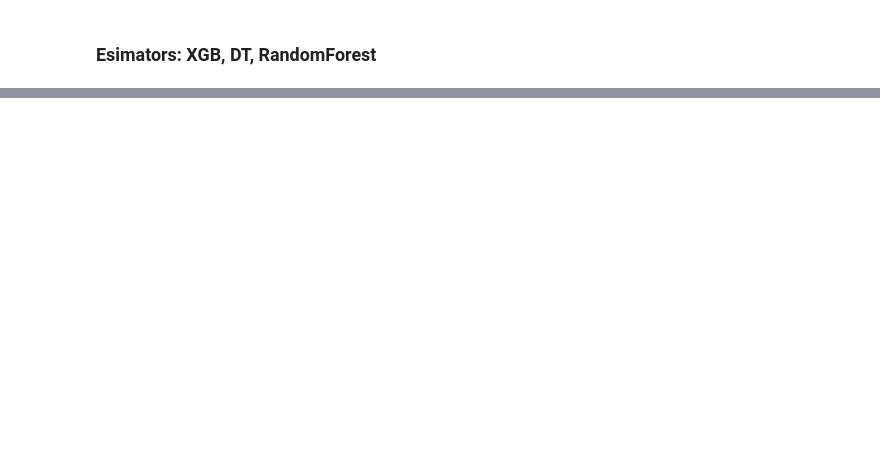
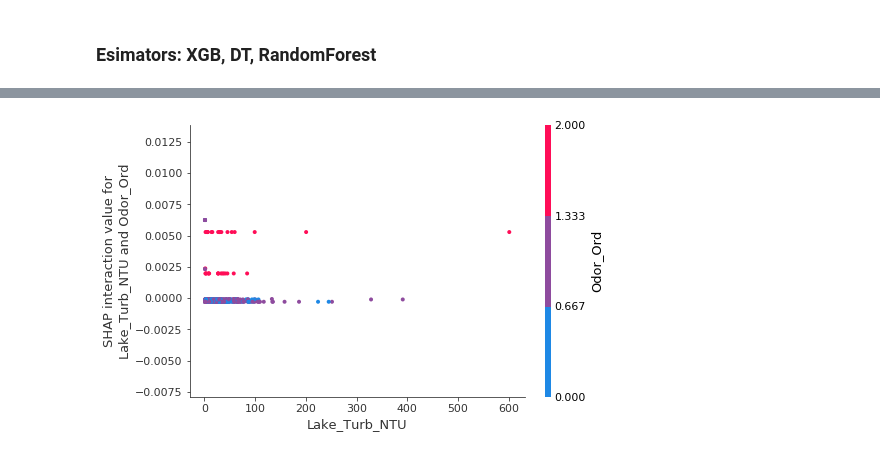
Before and after one commit to jundongq/Woodlawn_Beach, a Jupyter notebook: xgb_classification_paper_all_variables.ipynb, the cells around one changed output, grey strips where cells are left out. Cells and saved outputs as stored; diff of their text form; code cells hidden in the pictures; blank space fills up the shorter version.

```diff
--- a/xgb_classification_paper_all_variables.ipynb
+++ b/xgb_classification_paper_all_variables.ipynb
@@ -208,0 +313,10 @@ train_eval_test.columns.to_list
+# %%
+shap_interaction_values = explainer.shap_interaction_values(X_train_val.iloc[:,:])
+# %%
+shap.dependence_plot(
+    ("Lake_Turb_NTU", "Odor_Ord"),
+    shap_interaction_values, X_train_val.iloc[:,:],
+    display_features=X_train_val.iloc[:,:]
+)
+# %% [output]
+[figure, added]
```
Also changed, not shown: parts of 25 cells of this notebook.
